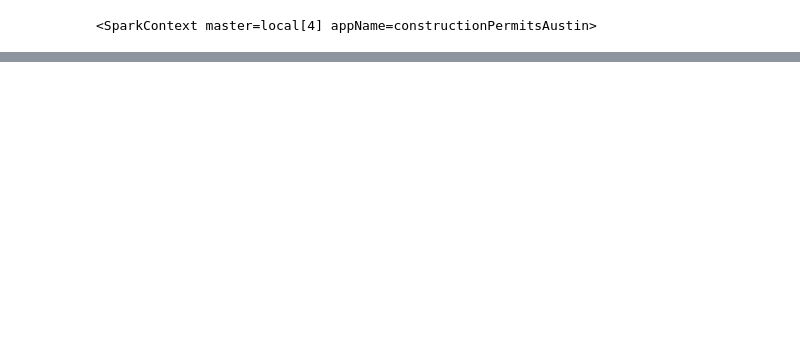
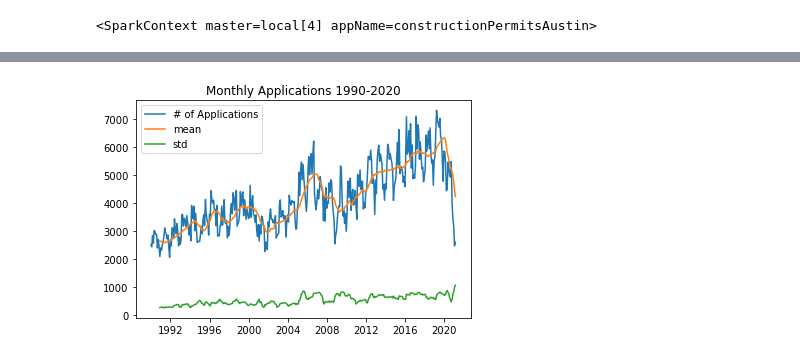
Before and after one commit to rezaganj/Capstone1-Construction-Permits-Austin-TX, a Jupyter notebook: notebooks/main.ipynb, the cells around one changed output, grey strips where cells are left out. Drawn from its saved outputs; the diff is of its cells as text; code cells hidden in the pictures; blank space fills up the shorter version.

```diff
--- a/notebooks/main.ipynb
+++ b/notebooks/main.ipynb
@@ -163,0 +114,6 @@ memory usage: 23.3+ MB
+# %%
+permit_date_df = permit_date.toPandas().dropna()
+# %%
+permit_date_df['Applied Date'] = pd.to_datetime(permit_date_df['Applied Date'])
+permit_date_df['Issued Date'] = pd.to_datetime(permit_date_df['Issued Date'])
+permit_date_df.info()
@@ -163,0 +130,4 @@ memory usage: 23.3+ MB
+# %%
+import datetime
+permit_date_df_after_1990 = permit_date_df[permit_date_df['Applied Date'] >= datetime.datetime(1990,1,1)]
+permit_date_df_after_1990
@@ -163,0 +148,7 @@ memory usage: 23.3+ MB
+# %%
+permit_by_month = permit_date_df_after_1990.groupby(permit_date_df_after_1990['Applied Date'].dt.to_period("M")).agg('count')
+permit_by_month.index = permit_by_month.index.astype('datetime64[ns]')
+permit_by_month['# of Applications'] = permit_by_month['Applied Date']
+permit_by_month = permit_by_month.drop(['Applied Date'], axis=1)
+permit_by_month = permit_by_month.drop(['Issued Date'], axis=1)
+permit_by_month
@@ -163,0 +170,9 @@ memory usage: 23.3+ MB
+# %%
+fig, ax = plt.subplots()
+ax.plot(permit_by_month, label="# of Applications")
+ax.plot(permit_by_month.rolling(window=12).mean(), label="mean")
+ax.plot(permit_by_month.rolling(window=12).std(), label="std")
+ax.legend()
+ax.set_title("Monthly Applications 1990-2020");
+# %% [output]
+[figure, added]
```
Also changed, not shown: parts of 25 cells of this notebook.
